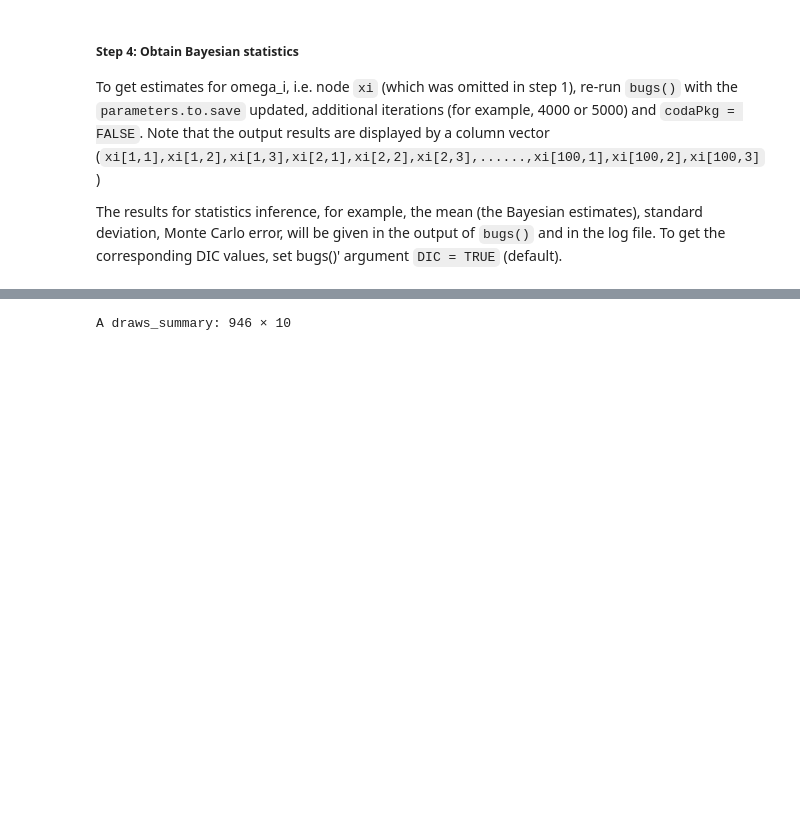
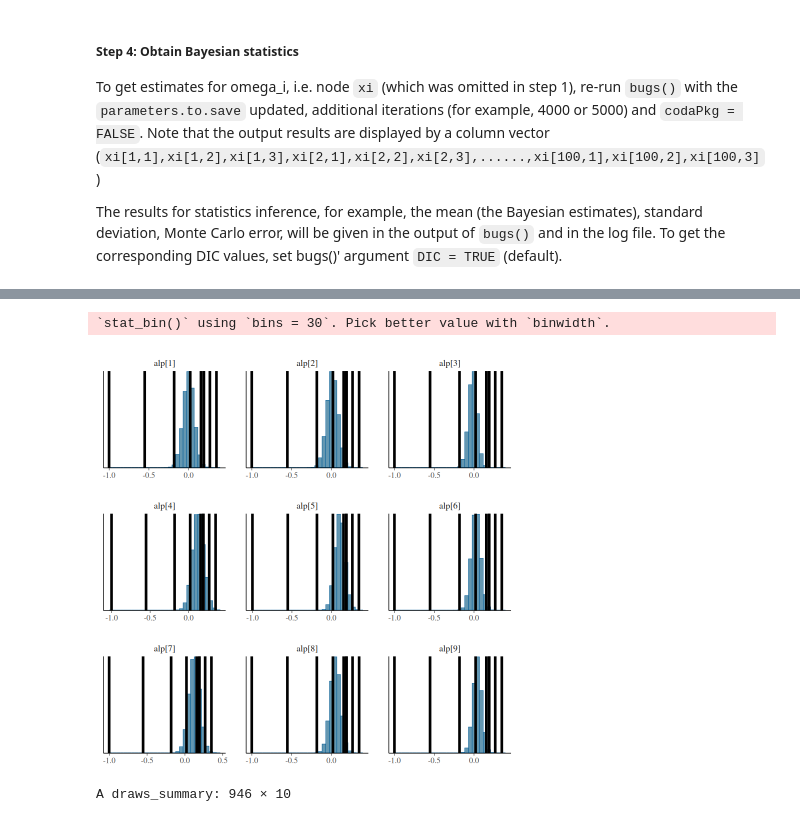
Before and after one commit to pehkawn/Lee2007, a Jupyter notebook: Chapter4/ch4-cmdstanr-codes.ipynb, the cells around one changed output, grey strips where cells are left out. Cells and saved outputs as stored; diff of their text form; code cells hidden in the pictures; blank space fills up the shorter version.

```diff
--- a/Chapter4/ch4-cmdstanr-codes.ipynb
+++ b/Chapter4/ch4-cmdstanr-codes.ipynb
@@ -351,0 +356,10 @@ Warning message:
+# %%
+fit_mle <- model$optimize(
+  data = data,
+  seed = 69,
+  refresh = 500,
+  # init = inits,
+  sig_figs = 5,
+  opencl_ids = NULL,
+  iter = n.burnin + n.iter
+)
@@ -352,3 +417,9 @@ Warning message:
+# %%
+bayesplot::mcmc_hist(fit$draws(c("alp"))) +
+  bayesplot::vline_at(fit_mle$mle(c("alp")), size = 1.5)
+# %% [output]
+`stat_bin()` using `bins = 30`. Pick better value with `binwidth`.
+[figure, added]
 # %%
 fit$summary()
 # %% [output]
```
Also changed, not shown: parts of 13 cells of this notebook.
